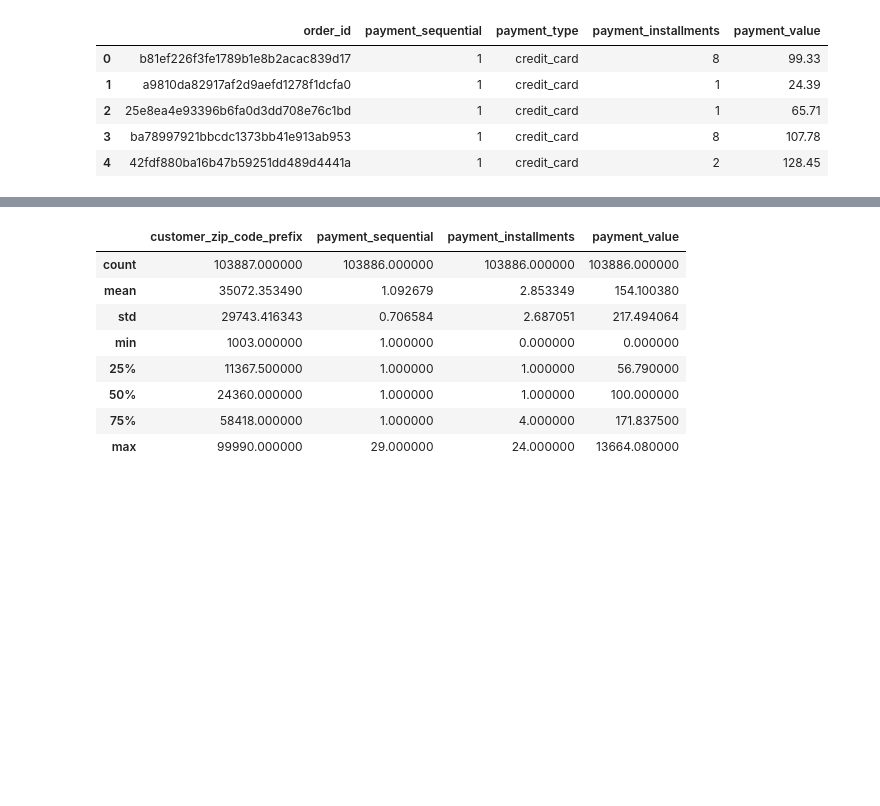
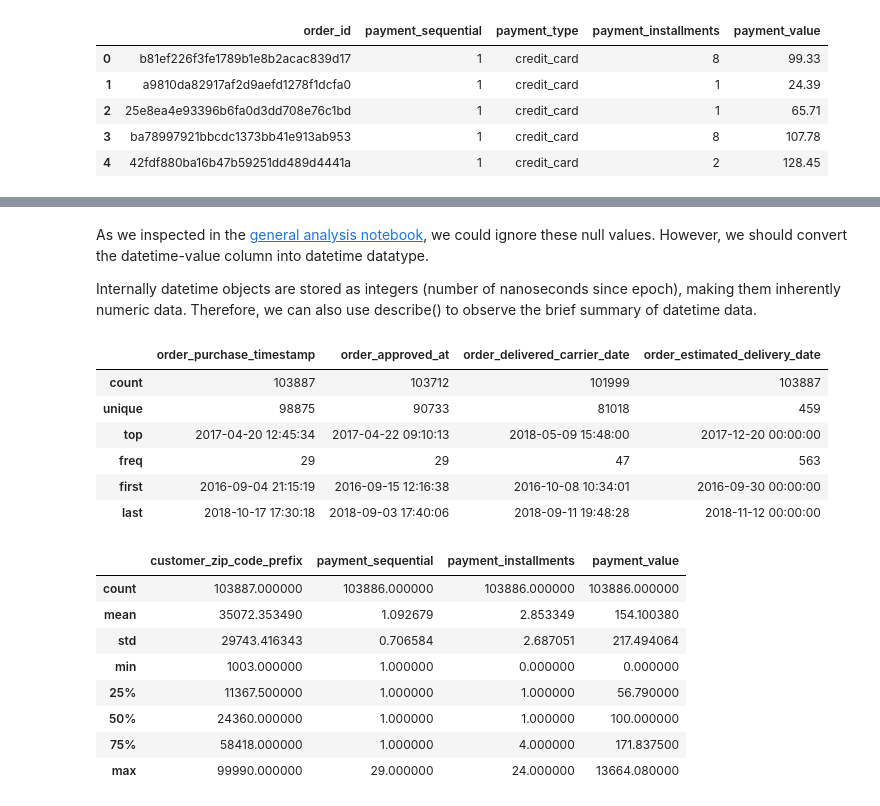
Before and after one commit to longbui23/Customer-Segmentation, a Jupyter notebook: RFM Analysis/RFM and CLV Analysis.ipynb, the cells around one changed output, grey strips where cells are left out. Saved outputs shown, nothing was run; the diff lists cells and outputs as text; code cells hidden in the pictures; blank space fills up the shorter version.

```diff
--- a/RFM Analysis/RFM Analysis.ipynb
+++ b/RFM Analysis/RFM and CLV Analysis.ipynb
@@ -71,6 +121,6 @@ from sklearn.metrics import silhouette_samples, silhouette_score
 # %%
-df1 = pd.read_csv("../Data/OriginalDatasets/olist_customers_dataset.csv")
-df1.head()
+customer_df = pd.read_csv("../Data/OriginalDatasets/olist_customers_dataset.csv")
+customer_df.head()
 # %% [output]
 |  | customer_id | customer_unique_id | customer_zip_code_prefix | customer_city | customer_state |
 | 0 | 06b8999e2fba1a1fbc88172c00ba8bc7 | 861eff4711a542e4b93843c6dd7febb0 | 14409 | franca | SP |
@@ -90,6 +131,6 @@ dtype: int64
 # %%
-df2 = pd.read_csv("../Data/OriginalDatasets/olist_orders_dataset.csv")
-df2.head()
+orders_df = pd.read_csv("../Data/OriginalDatasets/olist_orders_dataset.csv")
+orders_df.head()
 # %% [output]
 |  | order_id | customer_id | order_status | order_purchase_timestamp | order_approved_at | order_delivered_carrier_date | ... |
 | 0 | e481f51cbdc54678b7cc49136f2d6af7 | 9ef432eb6251297304e76186b10a928d | delivered | 2017-10-02 10:56:33 | 2017-10-02 11:07:15 | 2017-10-04 19:55:00 | ... |
@@ -102,6 +141,6 @@ df2.isnull().sum()
 # %%
-df3 = pd.read_csv("../Data/OriginalDatasets/olist_order_payments_dataset.csv")
-df3.head()
+payments_df = pd.read_csv("../Data/OriginalDatasets/olist_order_payments_dataset.csv")
+payments_df.head()
 # %% [output]
 |  | order_id | payment_sequential | payment_type | payment_installments | payment_value |
 | 0 | b81ef226f3fe1789b1e8b2acac839d17 | 1 | credit_card | 8 | 99.33 |
@@ -121,7 +153,7 @@ dtype: int64
 # %%
-concat = df1.merge(df2, on='customer_id', how='left')
-all_concat = concat.merge(df3, on='order_id', how='left')
-all_concat.head()
+cust_order = customer_df.merge(orders_df, on='customer_id', how='left')
+cust_order_payment = cust_order.merge(payments_df, on='order_id', how='left')
+cust_order_payment.head()
 # %% [output]
 |  | customer_id | customer_unique_id | customer_zip_code_prefix | customer_city | customer_state | order_id | ... |
 | 0 | 06b8999e2fba1a1fbc88172c00ba8bc7 | 861eff4711a542e4b93843c6dd7febb0 | 14409 | franca | SP | 00e7ee1b050b8499577073aeb2a297a1 | ... |
@@ -132 +209,29 @@ all_concat.head()
+# %% [markdown]
+As we inspected in the <a href="https://github.com/longbui23/Ecommerce-Statistical-Analysis-and-Customer-Segmentation/blob/main/EDA/General%20Analysis.ipynb">general analysis notebook</a>, we could ignore these null values. However, we should convert the datetime-value column into datetime datatype.
+
+Internally datetime objects are stored as integers (number of nanoseconds since epoch), making them inherently numeric data. Therefore, we can also use describe() to observe the brief summary of datetime data.
+# %%
+# Changing the data type for date columns
+timestamp_cols = ['order_purchase_timestamp', 'order_approved_at', 'order_delivered_carrier_date',
+                  'order_estimated_delivery_date']
+
+for col in timestamp_cols:
+    cust_order_payment[col] = pd.to_datetime(cust_order_payment[col])
+
+#datetime summary
+dt_sum = pd.DataFrame({})
+
+for col in timestamp_cols:
+    dt_sum[col] = cust_order_payment[col].describe()
+
+#display
+dt_sum
+# %% [output]
+|  | order_purchase_timestamp | order_approved_at | order_delivered_carrier_date | order_estimated_delivery_date |
+| count | 103887 | 103712 | 101999 | 103887 |
+| unique | 98875 | 90733 | 81018 | 459 |
+| top | 2017-04-20 12:45:34 | 2017-04-22 09:10:13 | 2018-05-09 15:48:00 | 2017-12-20 00:00:00 |
+| freq | 29 | 29 | 47 | 563 |
+| first | 2016-09-04 21:15:19 | 2016-09-15 12:16:38 | 2016-10-08 10:34:01 | 2016-09-30 00:00:00 |
+| last | 2018-10-17 17:30:18 | 2018-09-03 17:40:06 | 2018-09-11 19:48:28 | 2018-11-12 00:00:00 |
 # %%
```
Also changed, not shown: parts of 53 cells of this notebook, 5 other files.
